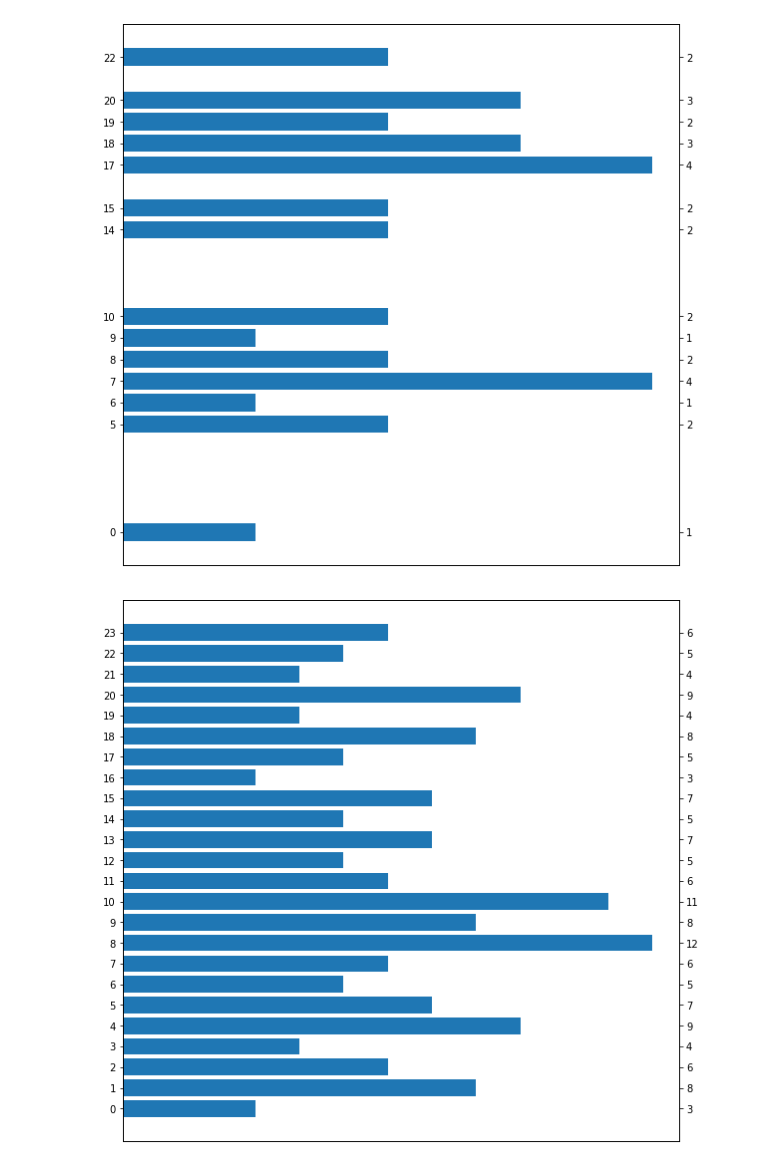
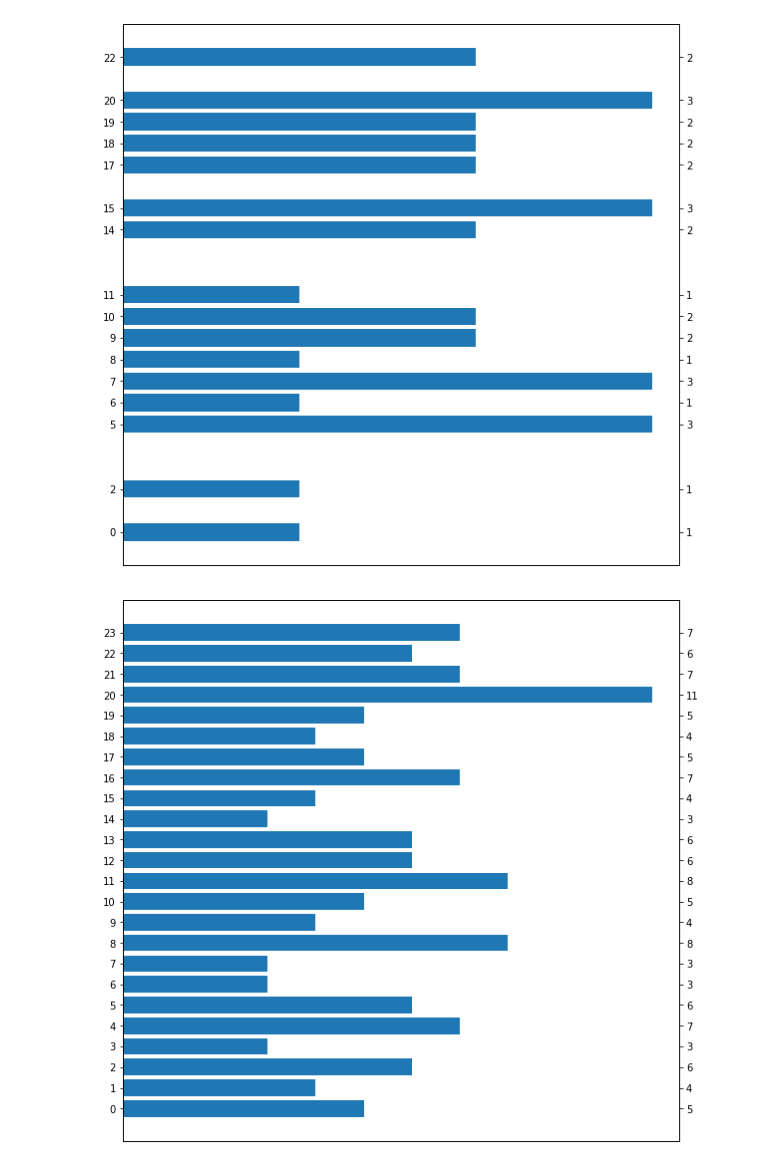
Before and after one commit to bachpx195/the_big_trade, a Jupyter notebook: TheBigTrade/HighestHourInDay.ipynb, the cells around one changed output. Drawn from its saved outputs; the diff is of its cells as text; code cells hidden in the pictures.

```diff
--- a/TheBigTrade/HighestHourInDay.ipynb
+++ b/TheBigTrade/HighestHourInDay.ipynb
@@ -11,7 +11,7 @@ import numpy as np
 
 merchandise_rate = MerchandiseRate()
 merchandise_rate_id = merchandise_rate.find_by_slug('LTCUSDT')
-candlestick = Candlestick(merchandise_rate_id, 'hour', 24*500000000, "DESC")
+candlestick = Candlestick(merchandise_rate_id, 'hour', 24*7, "DESC")
 
 data_prices = candlestick.to_df()
 
@@ -232,10 +235,10 @@ ax2.set_yticklabels(list_highest_in_day)
 
 plt.show()
 # %% [output]
-[figure, old version]
+[figure, new version]
 # %%
-hour_observe = 8
-type_observe = 'up'
+hour_observe = 20
+type_observe = 'down'
 
 data_prices_h7 = data_prices[(data_prices['hour'] == hour_observe) & (data_prices['type'] == type_observe)]
 
@@ -269,31 +272,31 @@ hour_correlate = {
 for value in data_prices_h7['day'].to_list():
     for i in np.arange(24):
         if i == hour_observe:
             continue;
         hour_type = data_prices[(data_prices['day']  == value) & (data_prices['hour'] == i)].type
 
         if hour_type.values.size > 0 and hour_type.values == [type_observe]:
             hour_correlate[f"{i}"] = hour_correlate[f"{i}"] + 1
 
 hour_correlate[f"{hour_observe}"] = len(data_prices_h7)
 
 list_hours = [int(hour) for hour in hour_correlate.keys()]
 list_correlate = hour_correlate.values()
 
 plt.rcParams['figure.figsize'] = [10, 10]
 
 fig, ax = plt.subplots()
 ax.barh(list_hours, list_correlate, align='center')
 
 ax.set_yticks(list_hours)
 ax.set_yticklabels(list_hours)
 ax.set_xticks([])
 
 ax2 = ax.twinx()
 ax2.set_ylim(ax.get_ylim())
 ax2.set_yticks(list_hours)
 ax2.set_yticklabels(list_correlate)
 
 plt.show()
 # %% [output]
-[figure, old version]
+[figure, new version]
```
Also changed, not shown: parts of 8 cells of this notebook, 4 other files.
